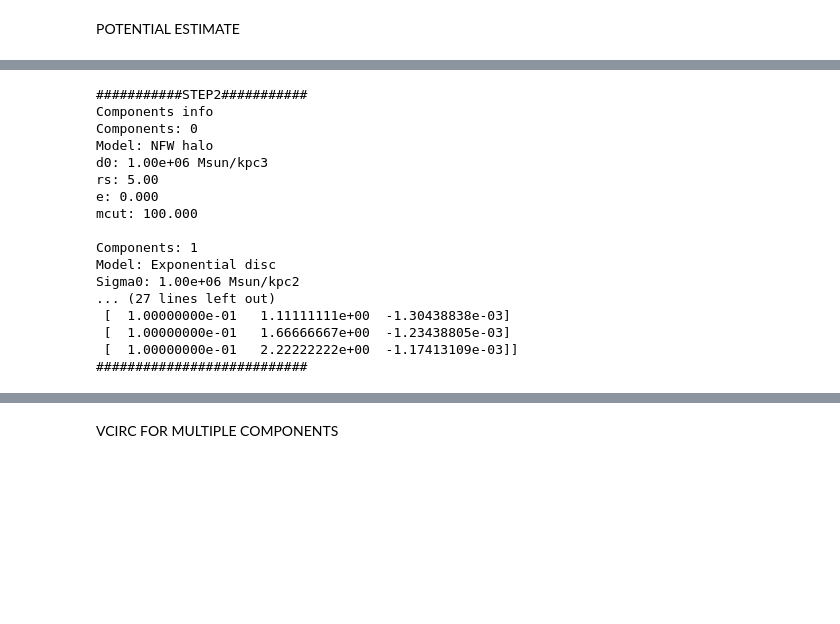
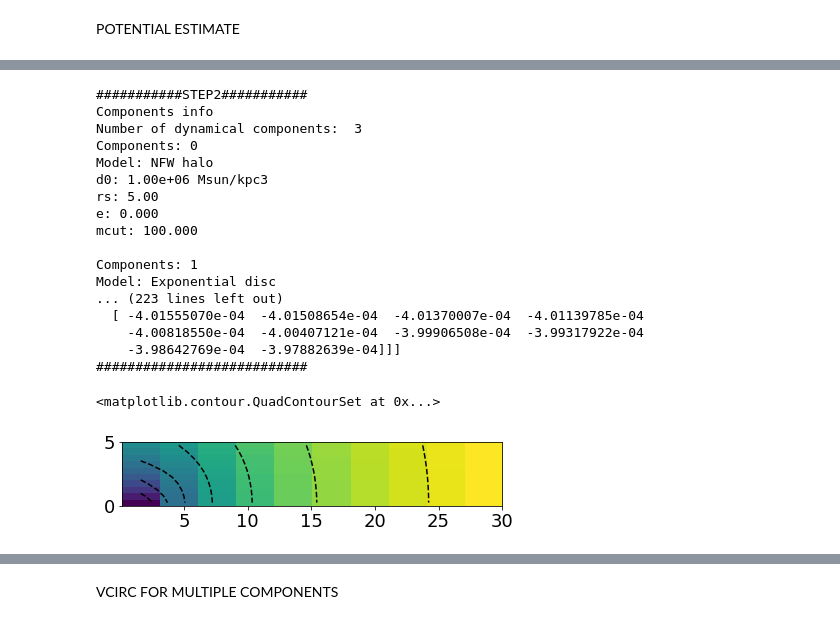
Before and after one commit to editeodoro/discH, a Jupyter notebook: doc/Tutorial.ipynb, the cells around one changed output, grey strips where cells are left out. Cells and saved outputs as stored; diff of their text form; code cells hidden in the pictures; blank space fills up the shorter version.

```diff
--- a/doc/Tutorial.ipynb
+++ b/doc/Tutorial.ipynb
@@ -1086,45 +1114,71 @@ Rcut=None #If not None, set the Rcut of all the disc components to this value
 zcut=None #If not None, set the zcut of all the disc components to this value
 mcut=None #If not None, set the mcut of all the halo components to this value
 external_potential=None #If not None, this should be an array matching the dimension of the final grid with an external potential in kpc^2/Myr^2
-print('###########STEP3###########')
-print('Estimate Potential')
-hp=ga.potential(R,Z,grid=grid, nproc=nproc, toll=toll, Rcut=Rcut, zcut=zcut, mcut=mcut, external_potential=external_potential)
+show_comp=False #If show_comp=False return also the estiamte of the potential of all the components
+print('###########STEP3A###########')
+print('Estimate Potential: OUTPUT 1D')
+output='1D'
+hp=ga.potential(R,Z,grid=grid, nproc=nproc, toll=toll, Rcut=Rcut, zcut=zcut, mcut=mcut, external_potential=external_potential, output=output,show_comp=show_comp)
 #Return a grid with 0-R 1-Z 2-Total Potential in kpc^2/Myr^2
 print('\nReturn a grid 0-R 1-Z 2-Total Potential in kpc^2/Myr^2, e.g.:')
-print(hp[:5])
+print(hp)
 print('###########################')
 
 #Step4 Use the results or save them in files:
 
 #The potential information can be accessed with
 pot_grid=ga.potential_grid
 #Array with col-0: R in kpc, col-1: Z in kpc, col-2: Total potential in kpc^2/Myr^2
 pot_grid_complete=ga.potential_grid_complete
 #Array with col-0: R in kpc, col-1: Z in kpc, col-i+1: Potential of the single  (i+1)th component
 #col-ncomponent+2: External potential col-ncomponent+3: Total potential
 #e.g:
 pot_disc=pot_grid_complete[:,3]
 
 
 #To save  in file
 complete=True #If True save the pot_grid_complete array (see above), if False the pot_grid array
 filename='potential.dat' #File where to store the data
 ga.save(filename=filename, complete=complete)
+
+
+#2D ESTIMATE
+print('###########STEP3B###########')
+print('Estimate Potential: OUTPUT 2D')
+output='2D'
+hp=ga.potential(R,Z,grid=grid, nproc=nproc, toll=toll, Rcut=Rcut, zcut=zcut, mcut=mcut, external_potential=external_potential, output='2D',show_comp=show_comp)
+#Return a grid with 0-R 1-Z 2-Total Potential in kpc^2/Myr^2
+print('\nReturn 3 slice with 2D map:\n 0-R map, 1-Z map, 3-Total Potential in kpc^2/Myr^2')
+print(hp[:])
+print('###########################')
+
+plt.imshow(hp[-1].T,origin='lower',extent=(np.min(R),np.max(R),np.min(Z),np.max(Z)))
+plt.contour(hp[-1].T,origin='lower',extent=(np.min(R),np.max(R),np.min(Z),np.max(Z)),colors='black')
+
+
+#NOTE:
+#-1 If show_comp=True, the output contains also the potential of all the i dynamical components.
+#e.g if output=1D, the return array is (ndim,ncomp+4) where ndim=len(R)*len(Z) if grid=True or ndim=len(R) if grid=False:
+#col-0:R, col-1:Z, col-1-ncomp+1: potential of the single components, col-ncomp+2:external potential, col-ncomp+3: total potential.
+#The same if output=2D, but the return array is (ncomp+4,len(R),len(Z)). Each slice contains the map of the single components, except the
+#first two (coordinates) and the last (total potential)
 # %% [output]
 ###########STEP2###########
 Components info
+Number of dynamical components:  3
 Components: 0
 Model: NFW halo
 d0: 1.00e+06 Msun/kpc3
 rs: 5.00
 e: 0.000
 mcut: 100.000
 
 Components: 1
 Model: Exponential disc
-Sigma0: 1.00e+06 Msun/kpc2
-... (27 lines left out)
- [  1.00000000e-01   1.11111111e+00  -1.30438838e-03]
- [  1.00000000e-01   1.66666667e+00  -1.23438805e-03]
- [  1.00000000e-01   2.22222222e+00  -1.17413109e-03]]
+... (223 lines left out)
+  [ -4.01555070e-04  -4.01508654e-04  -4.01370007e-04  -4.01139785e-04
+    -4.00818550e-04  -4.00407121e-04  -3.99906508e-04  -3.99317922e-04
+    -3.98642769e-04  -3.97882639e-04]]]
 ###########################
+<matplotlib.contour.QuadContourSet at 0x...>
+[figure, added]
```
Also changed, not shown: parts of 14 cells of this notebook, 6 other files.
